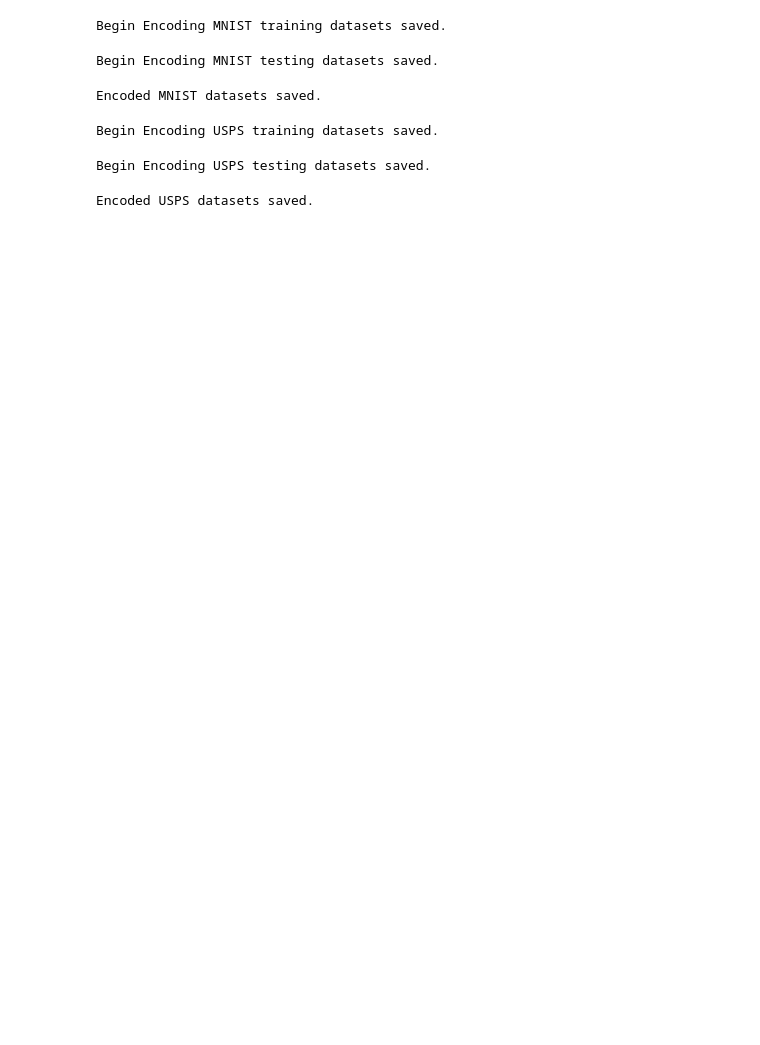
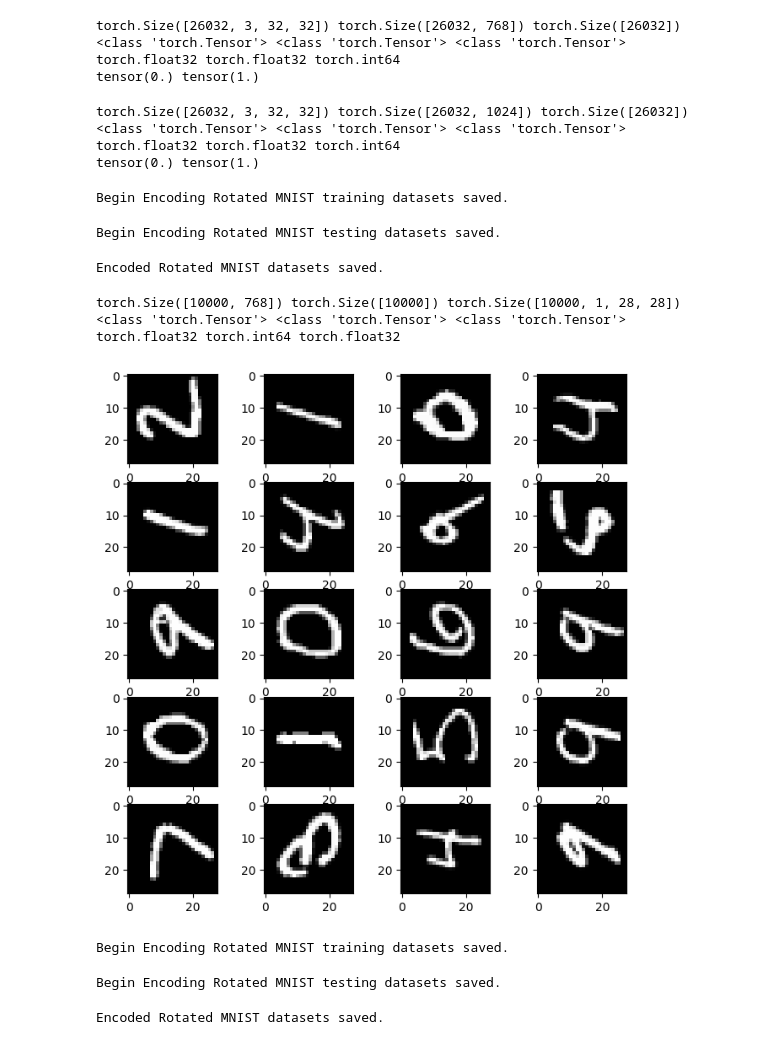
Before and after one commit to inouye-lab/vaub-gp-pl-hydra, a Jupyter notebook: notebooks/generate_embed_dataset.ipynb, the cells around one changed output. Cells and saved outputs as stored; diff of their text form; code cells hidden in the pictures; blank space fills up the shorter version.

```diff
--- a/notebooks/generate_embed_dataset.ipynb
+++ b/notebooks/generate_embed_dataset.ipynb
@@ -70,0 +312,30 @@ def save_encoded_mnist(mnist_path, device, clip_model, clip_pretrained, save_pat
+# %%
+encoded_vectors, targets, images_batch = torch.load(os.path.join('../data', 'encoded_svhn/encoded_svhn_test_ViT-L-14_commonpool_xl_clip_s13b_b90k_32.pth'))
+
+print(encoded_vectors.shape, targets.shape, images_batch.shape)
+# check the data type
+print(type(encoded_vectors), type(targets), type(images_batch))
+# check the dtype
+print(encoded_vectors.dtype, targets.dtype, images_batch.dtype)
+# give the range of encoded vectors
+print(encoded_vectors.min(), encoded_vectors.max())
+# %% [output]
+torch.Size([26032, 3, 32, 32]) torch.Size([26032, 768]) torch.Size([26032])
+<class 'torch.Tensor'> <class 'torch.Tensor'> <class 'torch.Tensor'>
+torch.float32 torch.float32 torch.int64
+tensor(0.) tensor(1.)
+# %%
+encoded_vectors, targets, images_batch = torch.load(os.path.join('../data', 'encoded_svhn/encoded_svhn_test_EVA02-E-14-plus_laion2b_s9b_b144k_32.pth'))
+
+print(encoded_vectors.shape, targets.shape, images_batch.shape)
+# check the data type
+print(type(encoded_vectors), type(targets), type(images_batch))
+# check the dtype
+print(encoded_vectors.dtype, targets.dtype, images_batch.dtype)
+# give the range of encoded vectors
+print(encoded_vectors.min(), encoded_vectors.max())
+# %% [output]
+torch.Size([26032, 3, 32, 32]) torch.Size([26032, 1024]) torch.Size([26032])
+<class 'torch.Tensor'> <class 'torch.Tensor'> <class 'torch.Tensor'>
+torch.float32 torch.float32 torch.int64
+tensor(0.) tensor(1.)
@@ -75,13 +417,15 @@ mnist_path = '../data'
 device = 'cuda:3' if torch.cuda.is_available() else 'cpu'
 clip_model = 'ViT-L-14'
 clip_pretrained = 'commonpool_xl_s13b_b90k'
-save_path = '../data/encoded_mnist'
+save_path = '../data'
 batch_size = 512
+resize_length = 28
+rotation_angle = 90
 
 os.makedirs(save_path, exist_ok=True)
 
-save_encoded_mnist(mnist_path, device, clip_model, clip_pretrained, save_path, batch_size)
+save_encoded_rotated_mnist(mnist_path, device, clip_model, clip_pretrained, save_path, batch_size, resize_length, rotation_angle)
 # %% [output]
-Begin Encoding MNIST training datasets saved.
+Begin Encoding Rotated MNIST training datasets saved.
-Begin Encoding MNIST testing datasets saved.
+Begin Encoding Rotated MNIST testing datasets saved.
-Encoded MNIST datasets saved.
+Encoded Rotated MNIST datasets saved.
@@ -162,3 +432,26 @@ def save_encoded_usps(usps_path, device, clip_model, clip_pretrained, save_path,
+# %%
+images_batch, encoded_vectors, targets = torch.load(os.path.join('../data', 'encoded_mnist/encoded_mnist_test_ViT-L-14_commonpool_xl_s13b_b90k_28_rot_90.pth'))
+
+print(encoded_vectors.shape, targets.shape, images_batch.shape)
+# check the data type
+print(type(encoded_vectors), type(targets), type(images_batch))
+# check the dtype
+print(encoded_vectors.dtype, targets.dtype, images_batch.dtype)
+
+import matplotlib.pyplot as plt
+# visulize the images
+fig = plt.figure(figsize=(8, 8))
+columns = 4
+rows = 5
+for i in range(1, columns*rows +1):
+    img = images_batch[i].squeeze()
+    fig.add_subplot(rows, columns, i)
+    plt.imshow(img, cmap='gray')
+# %% [output]
+torch.Size([10000, 768]) torch.Size([10000]) torch.Size([10000, 1, 28, 28])
+<class 'torch.Tensor'> <class 'torch.Tensor'> <class 'torch.Tensor'>
+torch.float32 torch.int64 torch.float32
+[figure, added]
 # %%
 import os
 
@@ -166,13 +459,15 @@ mnist_path = '../data'
 device = 'cuda:3' if torch.cuda.is_available() else 'cpu'
 clip_model = 'ViT-L-14'
 clip_pretrained = 'commonpool_xl_s13b_b90k'
-save_path = '../data/encoded_usps'
-batch_size = 1024
+save_path = '../data'
+batch_size = 512
+resize_length = 28
+rotation_angle = 45
 
 os.makedirs(save_path, exist_ok=True)
 
-save_encoded_usps(mnist_path, device, clip_model, clip_pretrained, save_path, batch_size)
+save_encoded_rotated_mnist(mnist_path, device, clip_model, clip_pretrained, save_path, batch_size, resize_length, rotation_angle)
 # %% [output]
-Begin Encoding USPS training datasets saved.
+Begin Encoding Rotated MNIST training datasets saved.
-Begin Encoding USPS testing datasets saved.
+Begin Encoding Rotated MNIST testing datasets saved.
-Encoded USPS datasets saved.
+Encoded Rotated MNIST datasets saved.
```
Also changed, not shown: parts of 19 cells of this notebook, 20 other files.
